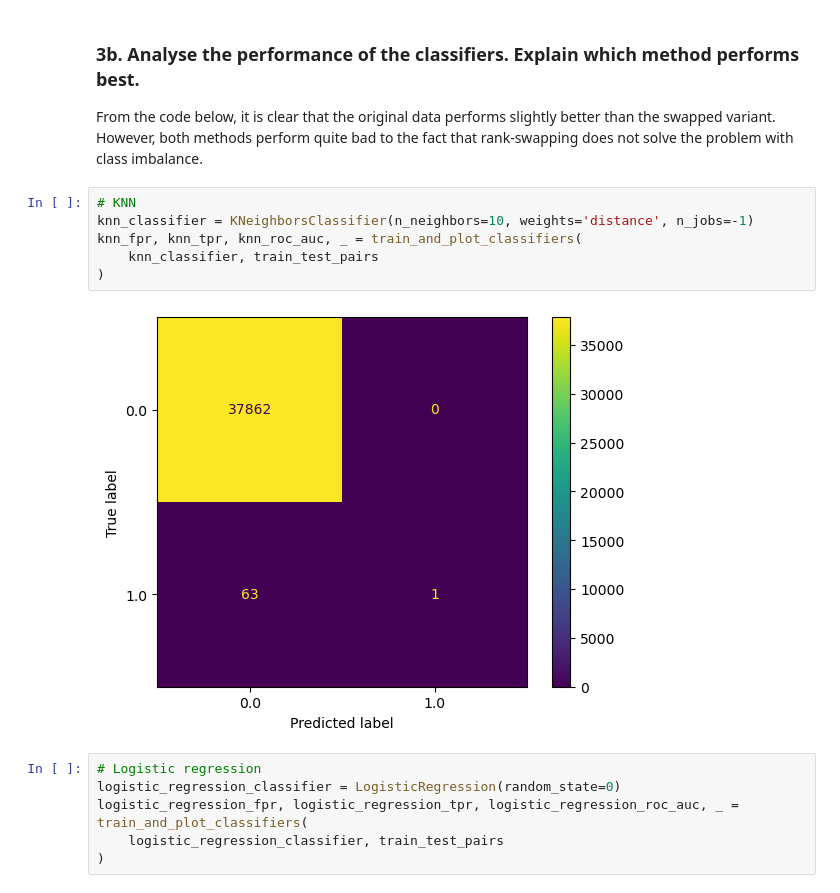
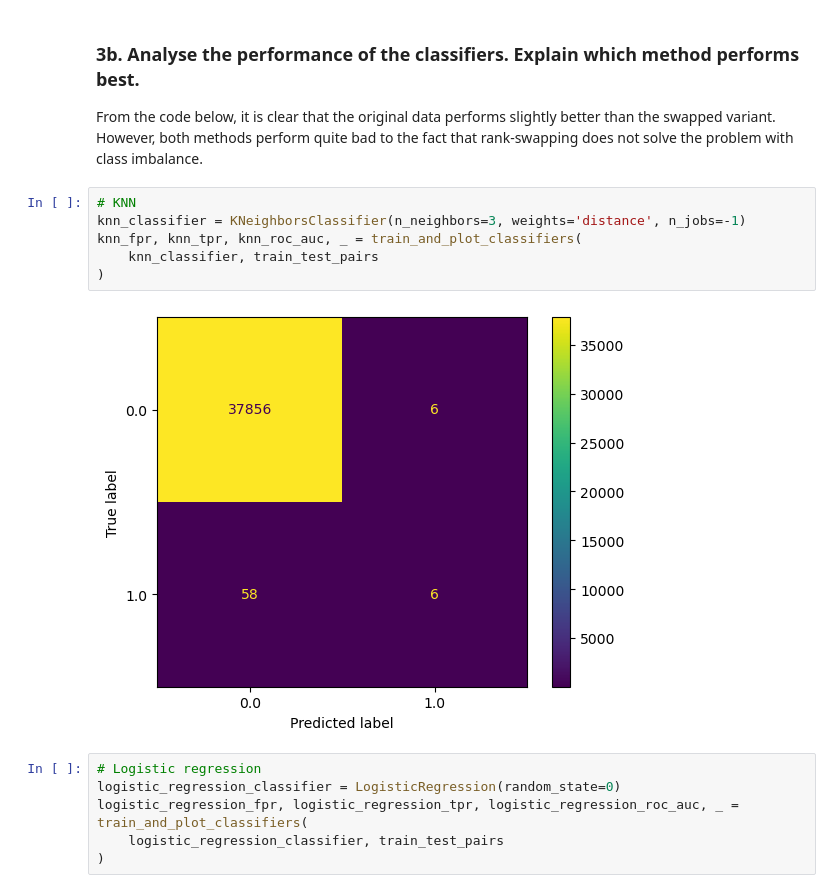
Before and after one commit to kbaran1998/CS4035-cyber-data, a Jupyter notebook: lab1/Lab1_Rank_Swap.ipynb, the cells around one changed output. Saved outputs shown, nothing was run; the diff lists cells and outputs as text.

```diff
--- a/lab1/Lab1_Rank_Swap.ipynb
+++ b/lab1/Lab1_Rank_Swap.ipynb
@@ -300,12 +300,12 @@ transformed_train_data_df.head(20)
 From the code below, it is clear that the original data performs slightly better than the swapped variant. However, both methods perform quite bad to the fact that rank-swapping does not solve the problem with class imbalance.
 # %%
 # KNN
-knn_classifier = KNeighborsClassifier(n_neighbors=10, weights='distance', n_jobs=-1)
+knn_classifier = KNeighborsClassifier(n_neighbors=3, weights='distance', n_jobs=-1)
 knn_fpr, knn_tpr, knn_roc_auc, _ = train_and_plot_classifiers(
     knn_classifier, train_test_pairs
 )
 # %% [output]
-[figure, old version]
+[figure, new version]
 # %%
 # Logistic regression
 logistic_regression_classifier = LogisticRegression(random_state=0)
```
Also changed, not shown: parts of 3 cells of this notebook, 2 other files.
